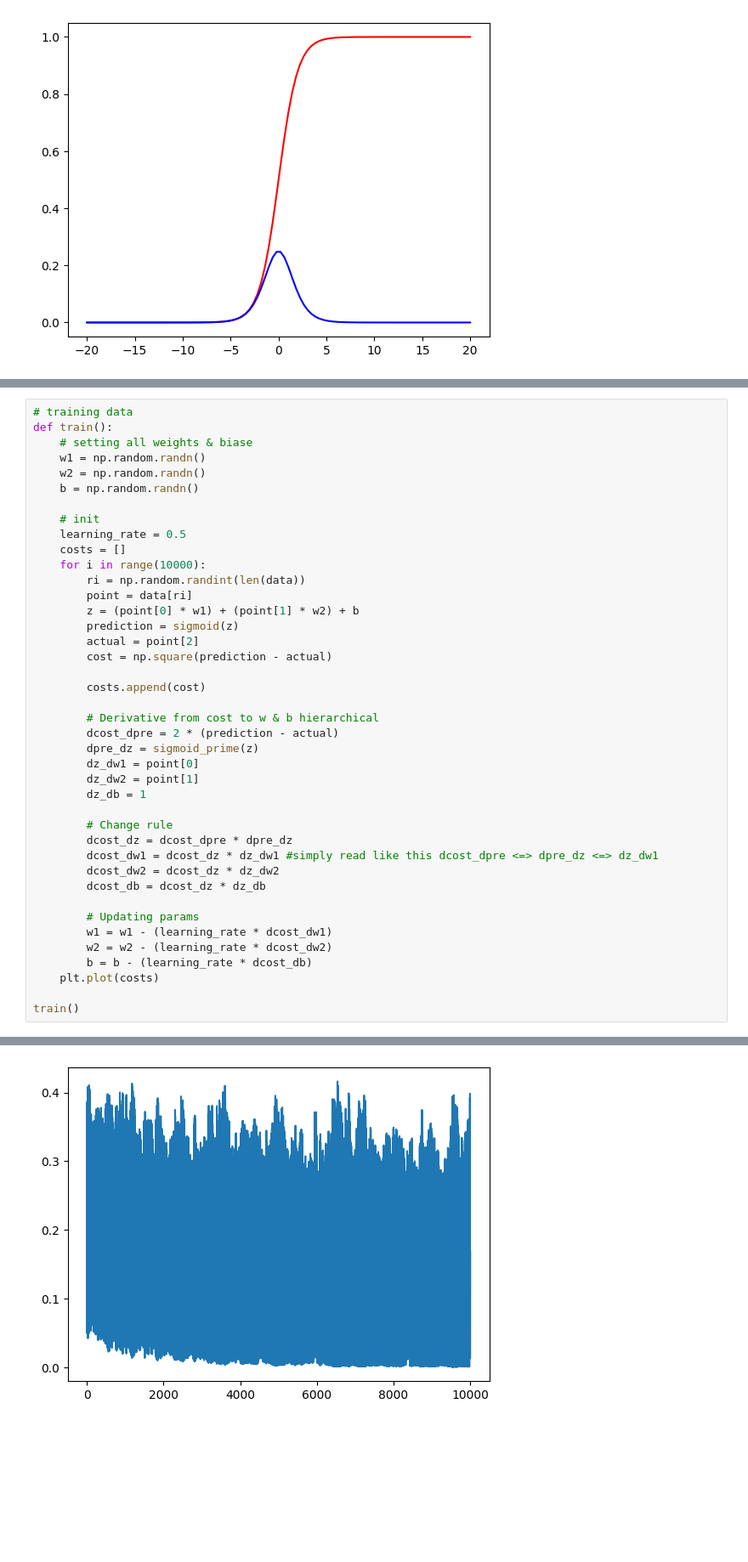
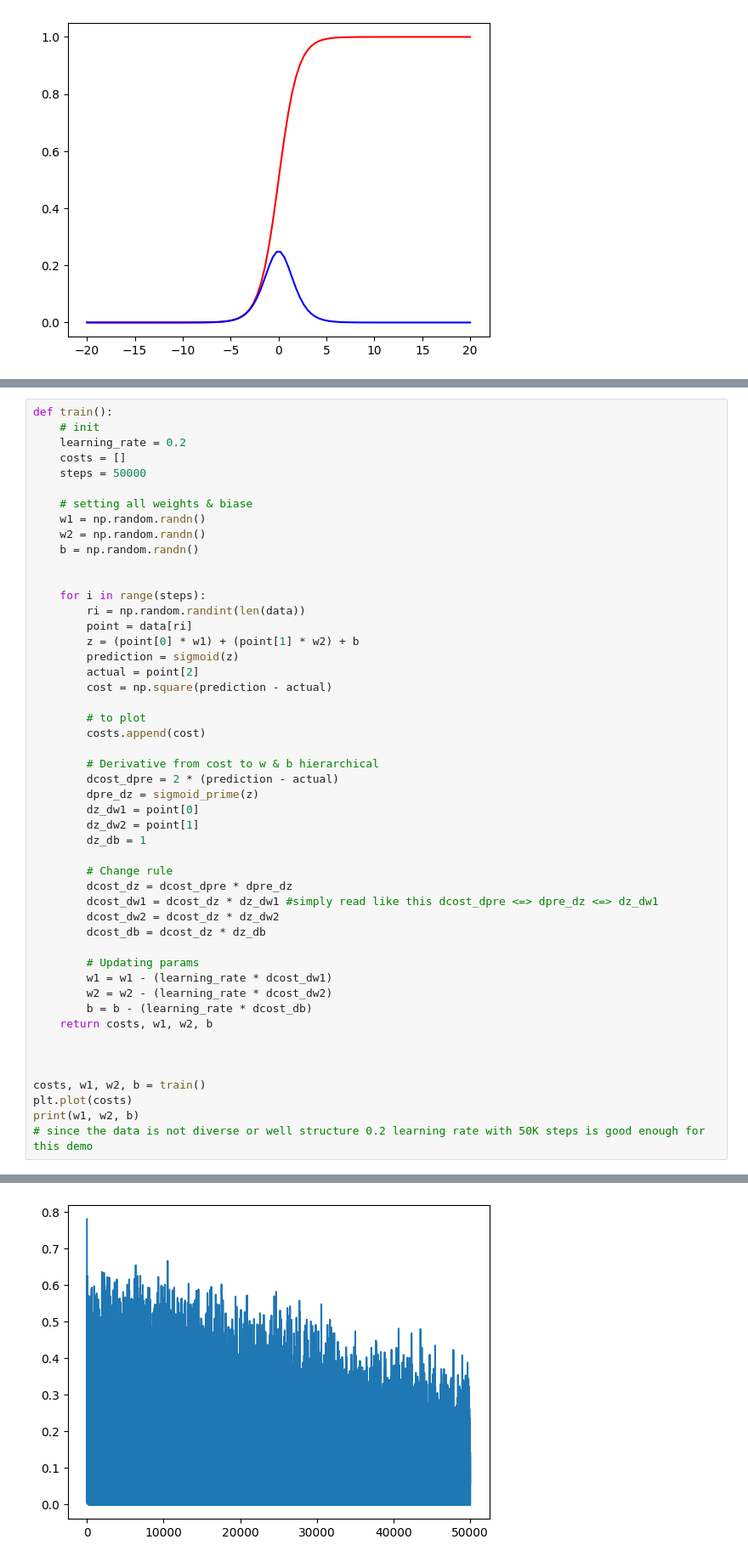
Before and after one commit to aungzanbaw/ML, a Jupyter notebook: BeginnerIntroNN/neuron_network.ipynb, the cells around one changed output, grey strips where cells are left out. Shown at 85% size. Drawn from its saved outputs; the diff is of its cells as text; blank space fills up the shorter version.

```diff
--- a/BeginnerIntroNN/neuron_network.ipynb
+++ b/BeginnerIntroNN/neuron_network.ipynb
@@ -42,17 +43,19 @@ for i in range(len(data)):
 # %% [output]
 [figure]
 # %%
-# training data
 def train():
+    # init
+    learning_rate = 0.2
+    costs = []
+    steps = 50000
+
     # setting all weights & biase
     w1 = np.random.randn()
     w2 = np.random.randn()
     b = np.random.randn()
 
-    # init
-    learning_rate = 0.5
-    costs = []
-    for i in range(10000):
+
+    for i in range(steps):
         ri = np.random.randint(len(data))
         point = data[ri]
         z = (point[0] * w1) + (point[1] * w2) + b
@@ -60,6 +63,7 @@ def train():
         actual = point[2]
         cost = np.square(prediction - actual)
 
+        # to plot
         costs.append(cost)
 
         # Derivative from cost to w & b hierarchical
@@ -79,7 +83,12 @@ def train():
         w1 = w1 - (learning_rate * dcost_dw1)
         w2 = w2 - (learning_rate * dcost_dw2)
         b = b - (learning_rate * dcost_db)
-    plt.plot(costs)
+    return costs, w1, w2, b
 
-train()
+
+
+costs, w1, w2, b = train()
+plt.plot(costs)
+print(w1, w2, b)
+# since the data is not diverse or well structure 0.2 learning rate with 50K steps is good enough for this demo
 # %% [output]
@@ -86 +96 @@ train()
-[figure, old version]
+[figure, new version]
```
Also changed, not shown: parts of 2 cells of this notebook.
